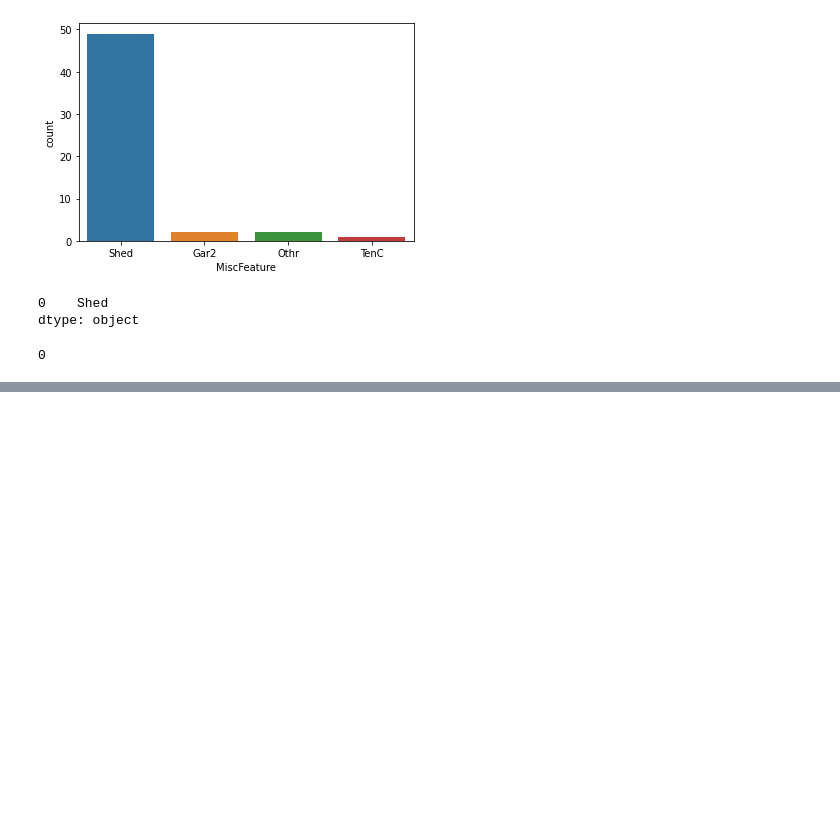
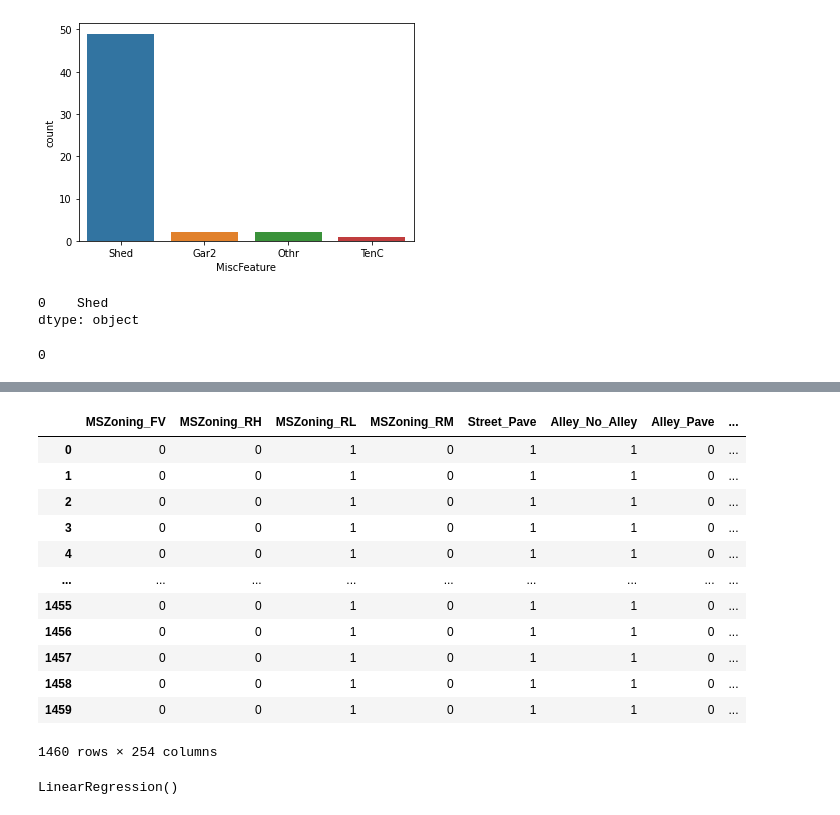
Before and after one commit to SwatiBGupta1110/ML_Regression, a Jupyter notebook: House_Price_Prediction_Using_Advanced_Regression.ipynb, the cells around one changed output, grey strips where cells are left out. Drawn from its saved outputs; the diff is of its cells as text; code cells hidden in the pictures; blank space fills up the shorter version.

```diff
--- a/House_Price_Prediction_Using_Advanced_Regression.ipynb
+++ b/House_Price_Prediction_Using_Advanced_Regression.ipynb
@@ -655,0 +718,18 @@ print(house_price_data["MiscFeature"].isnull().sum())
+# %%
+X=pd.concat([dummy_X_categorical,X_numerical],axis=1)
+# %%
+X
+# %% [output]
+|  | MSZoning_FV | MSZoning_RH | MSZoning_RL | MSZoning_RM | Street_Pave | Alley_No_Alley | Alley_Pave | ... |
+| 0 | 0 | 0 | 1 | 0 | 1 | 1 | 0 | ... |
+| 1 | 0 | 0 | 1 | 0 | 1 | 1 | 0 | ... |
+| 2 | 0 | 0 | 1 | 0 | 1 | 1 | 0 | ... |
+| 3 | 0 | 0 | 1 | 0 | 1 | 1 | 0 | ... |
+| 4 | 0 | 0 | 1 | 0 | 1 | 1 | 0 | ... |
+| ... | ... | ... | ... | ... | ... | ... | ... | ... |
+| 1455 | 0 | 0 | 1 | 0 | 1 | 1 | 0 | ... |
+| 1456 | 0 | 0 | 1 | 0 | 1 | 1 | 0 | ... |
+| 1457 | 0 | 0 | 1 | 0 | 1 | 1 | 0 | ... |
+| 1458 | 0 | 0 | 1 | 0 | 1 | 1 | 0 | ... |
+| 1459 | 0 | 0 | 1 | 0 | 1 | 1 | 0 | ... |
+1460 rows × 254 columns
@@ -655,0 +745,4 @@ print(house_price_data["MiscFeature"].isnull().sum())
+# %%
+model_lm.fit(X_train,y_train)
+# %% [output]
+LinearRegression()
```
Also changed, not shown: parts of 36 cells of this notebook.
